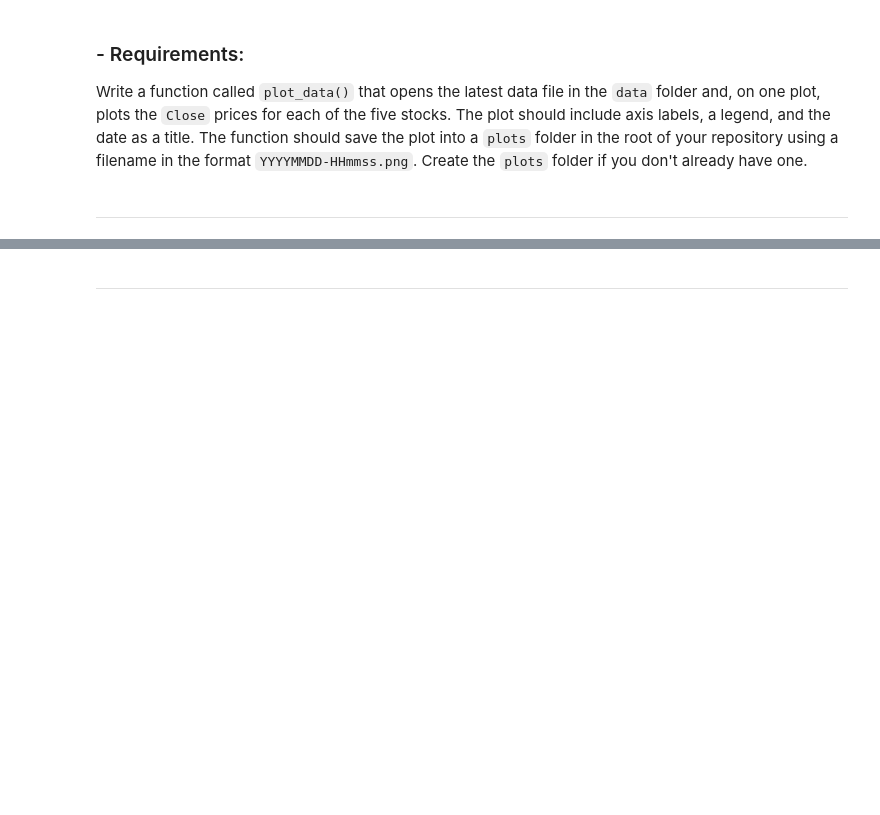
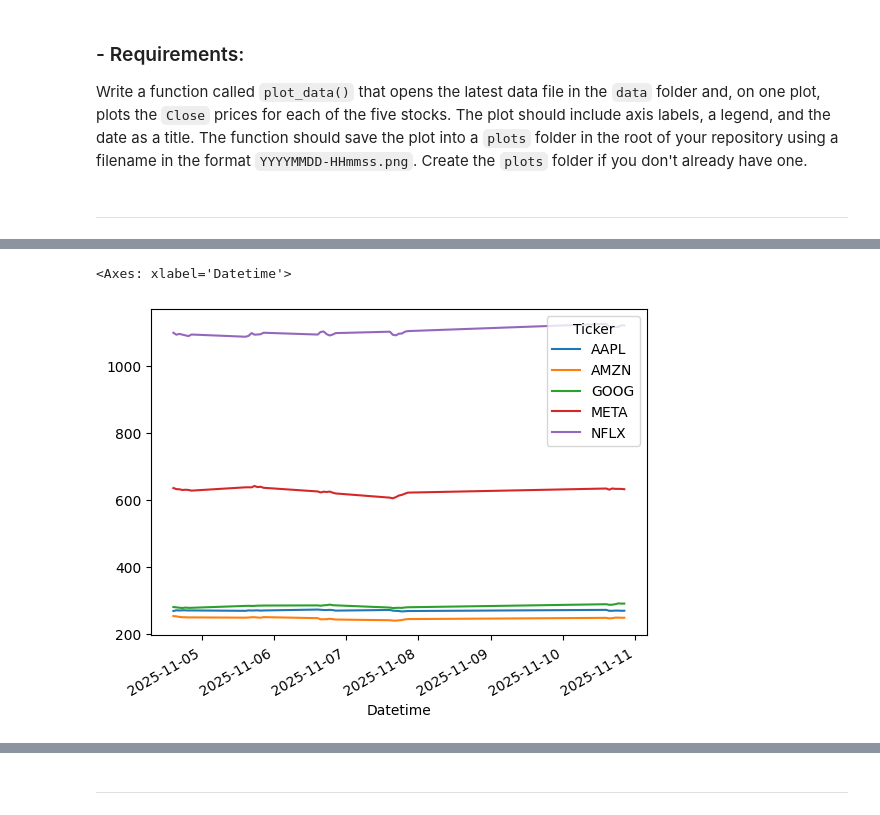
Before and after one commit to elainecazetta/computer_infrastructure, a Jupyter notebook: problems.ipynb, the cells around one changed output, grey strips where cells are left out. Cells and saved outputs as stored; diff of their text form; code cells hidden in the pictures; blank space fills up the shorter version.

```diff
--- a/problems.ipynb
+++ b/problems.ipynb
@@ -306,0 +258,7 @@ def plot_data():
+# %%
+# Plotting the closing prices for all stocks
+# Ref: https://pandas.pydata.org/docs/reference/api/pandas.DataFrame.plot.html
+df['Close'].plot()
+# %% [output]
+<Axes: xlabel='Datetime'>
+[figure, added]
```
Also changed, not shown: parts of 36 cells of this notebook.
